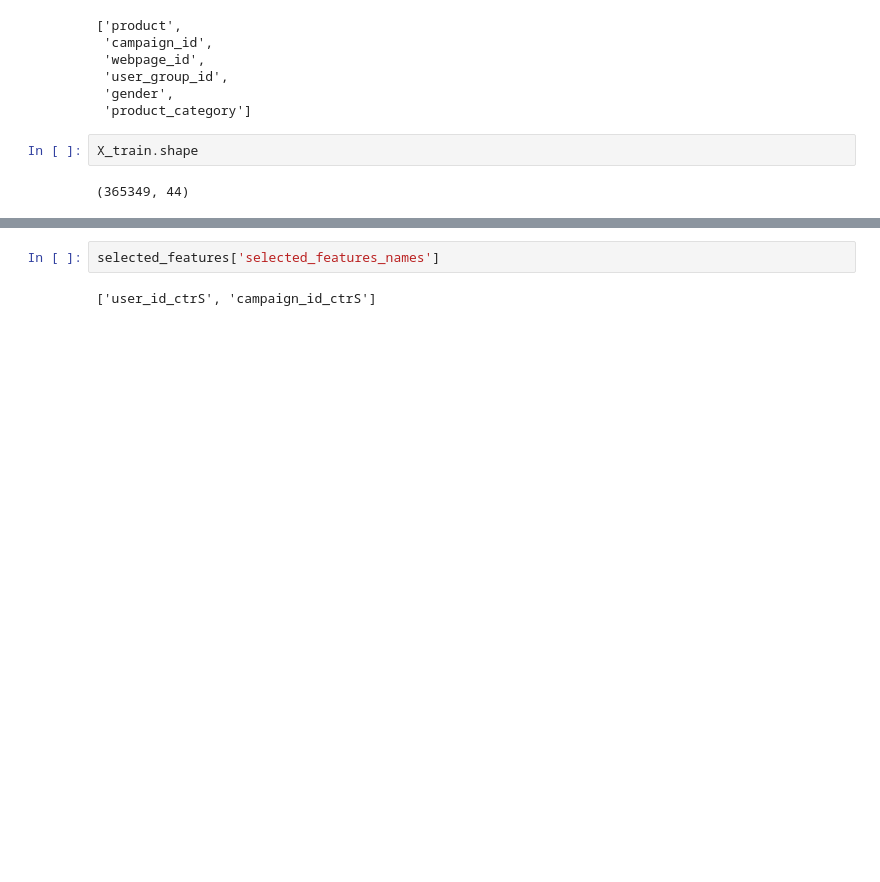
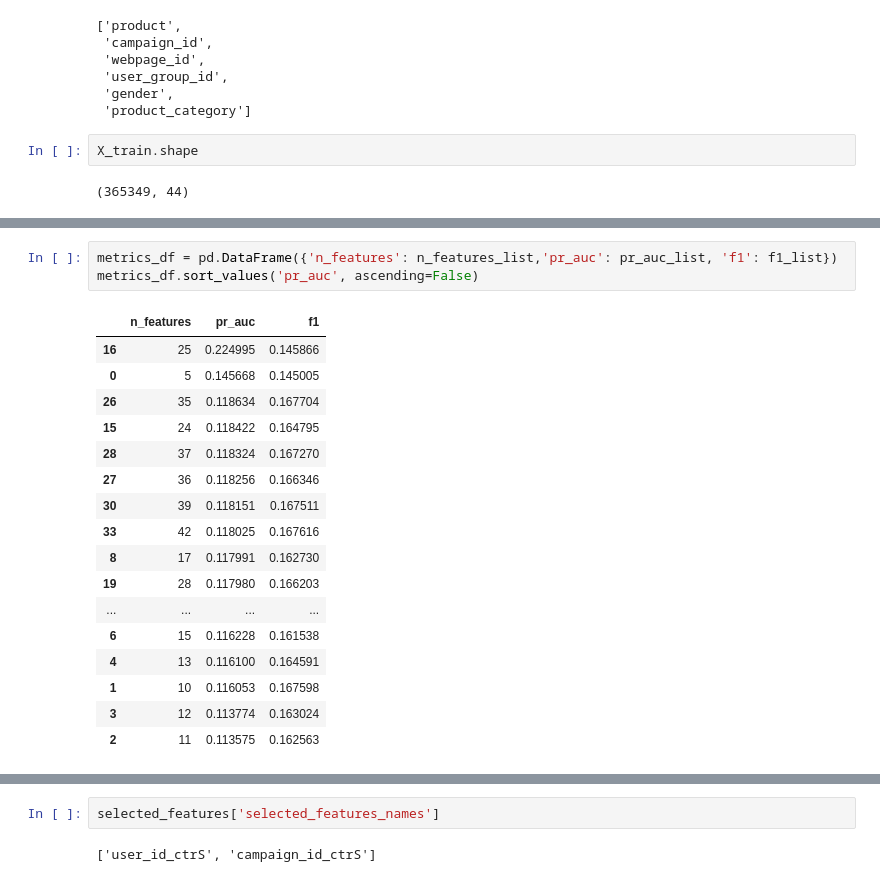
Before and after one commit to bagel-not-kaggle/YDATA-kaggle-assignment, a Jupyter notebook: notebooks/Exploring.ipynb, the cells around one changed output, grey strips where cells are left out. Saved outputs shown, nothing was run; the diff lists cells and outputs as text; blank space fills up the shorter version.

```diff
--- a/notebooks/Exploring.ipynb
+++ b/notebooks/Exploring.ipynb
@@ -1228,0 +1212,21 @@ selected_features
+# %%
+metrics_df = pd.DataFrame({'n_features': n_features_list,'pr_auc': pr_auc_list, 'f1': f1_list})
+metrics_df.sort_values('pr_auc', ascending=False)
+# %% [output]
+|  | n_features | pr_auc | f1 |
+| 16 | 25 | 0.224995 | 0.145866 |
+| 0 | 5 | 0.145668 | 0.145005 |
+| 26 | 35 | 0.118634 | 0.167704 |
+| 15 | 24 | 0.118422 | 0.164795 |
+| 28 | 37 | 0.118324 | 0.167270 |
+| 27 | 36 | 0.118256 | 0.166346 |
+| 30 | 39 | 0.118151 | 0.167511 |
+| 33 | 42 | 0.118025 | 0.167616 |
+| 8 | 17 | 0.117991 | 0.162730 |
+| 19 | 28 | 0.117980 | 0.166203 |
+| ... | ... | ... | ... |
+| 6 | 15 | 0.116228 | 0.161538 |
+| 4 | 13 | 0.116100 | 0.164591 |
+| 1 | 10 | 0.116053 | 0.167598 |
+| 3 | 12 | 0.113774 | 0.163024 |
+| 2 | 11 | 0.113575 | 0.162563 |
```
Also changed, not shown: parts of 6 cells of this notebook, 19 other files.
